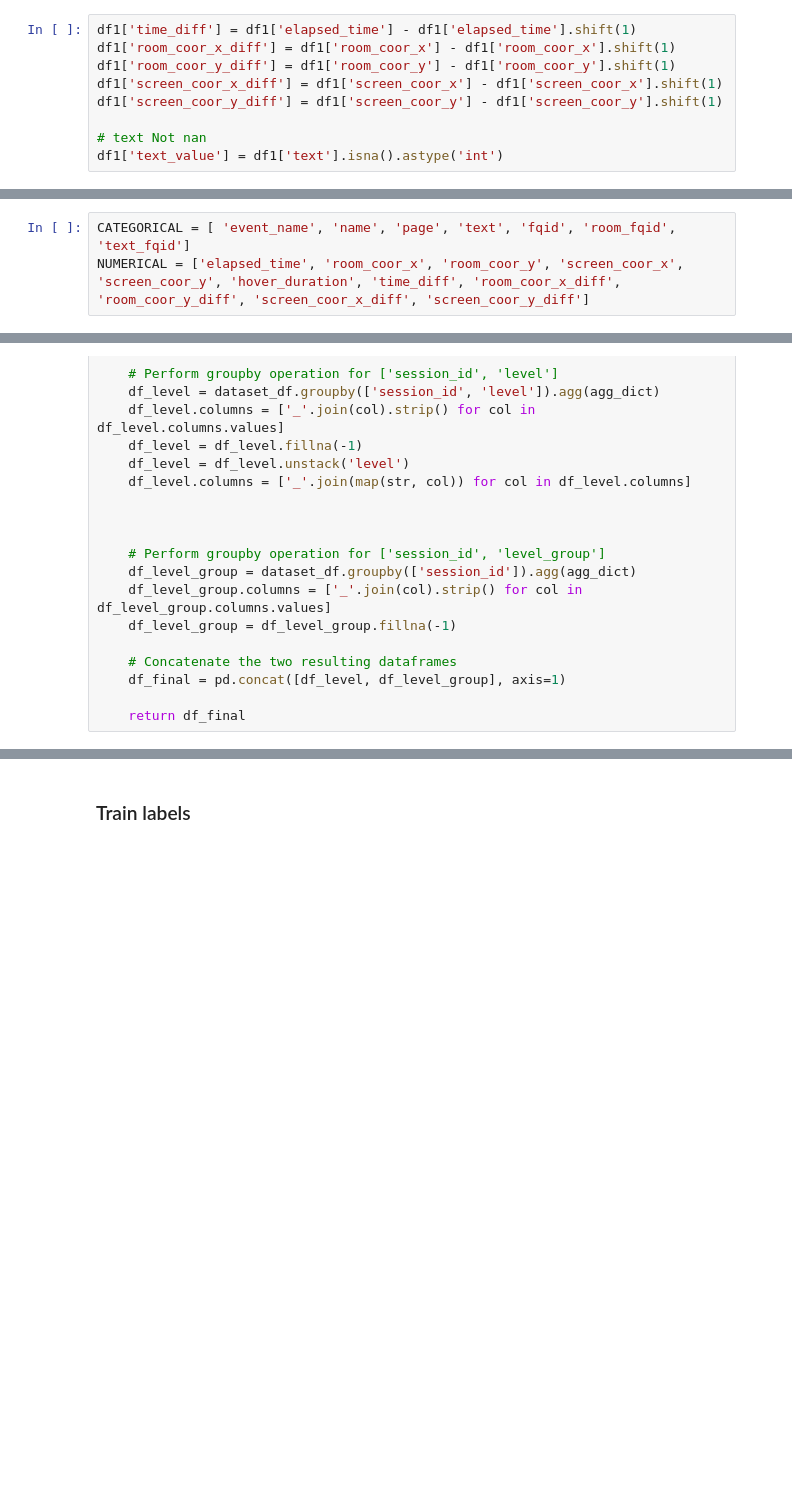
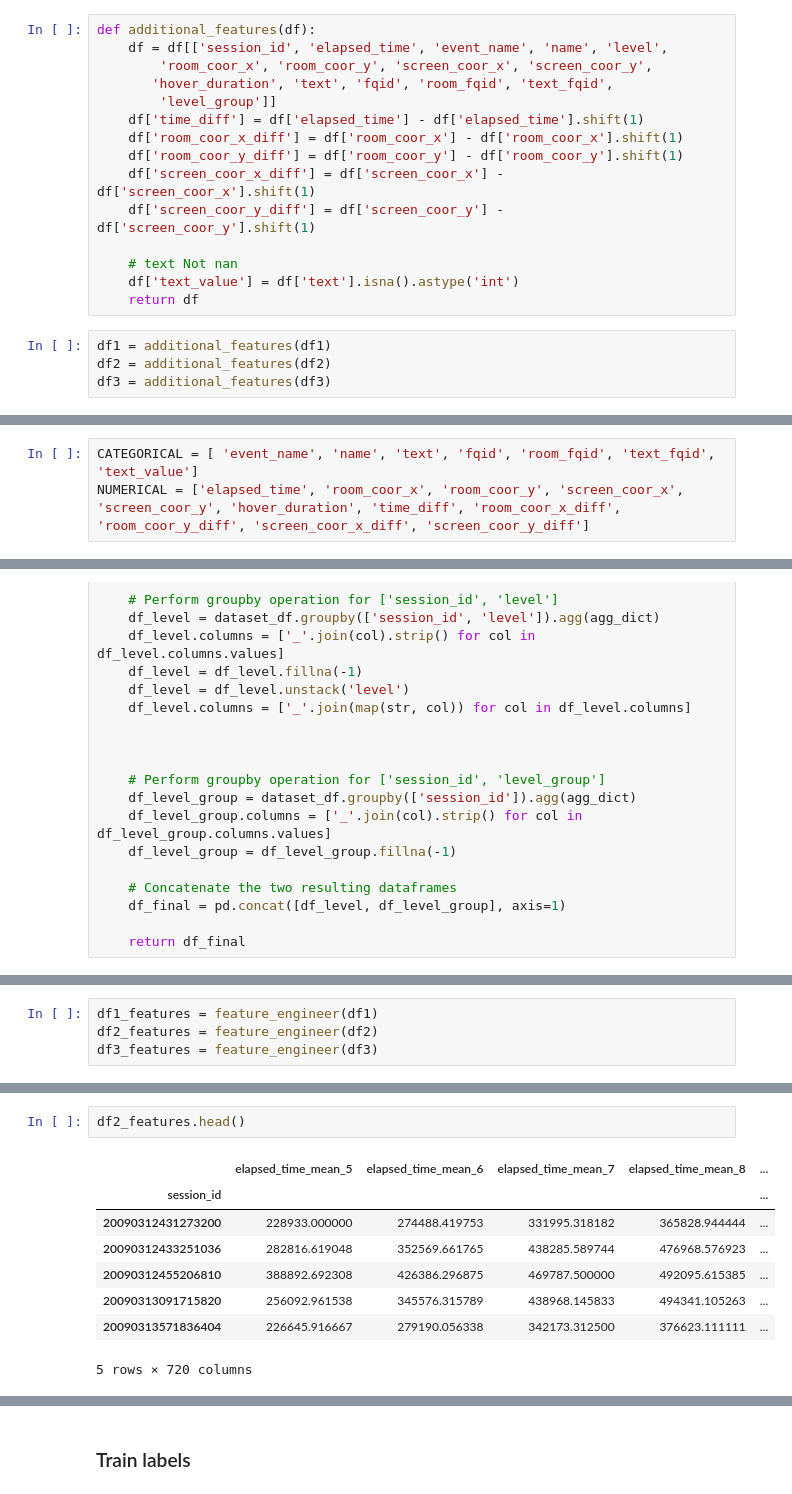
Before and after one commit to SiarheiThor/kaggle_student_performance, a Jupyter notebook: XGB_new_features.ipynb, the cells around one changed output, grey strips where cells are left out. Drawn from its saved outputs; the diff is of its cells as text; blank space fills up the shorter version.

Commit message:
feature engineering + XGBoost set up

```diff
--- a/XGB_new_features.ipynb
+++ b/XGB_new_features.ipynb
@@ -396,10 +100,20 @@ Index(['session_id', 'index', 'elapsed_time', 'event_name', 'name', 'level',
 # %%
-df1['time_diff'] = df1['elapsed_time'] - df1['elapsed_time'].shift(1)
-df1['room_coor_x_diff'] = df1['room_coor_x'] - df1['room_coor_x'].shift(1)
-df1['room_coor_y_diff'] = df1['room_coor_y'] - df1['room_coor_y'].shift(1)
-df1['screen_coor_x_diff'] = df1['screen_coor_x'] - df1['screen_coor_x'].shift(1)
-df1['screen_coor_y_diff'] = df1['screen_coor_y'] - df1['screen_coor_y'].shift(1)
+def additional_features(df):
+    df = df[['session_id', 'elapsed_time', 'event_name', 'name', 'level',
+        'room_coor_x', 'room_coor_y', 'screen_coor_x', 'screen_coor_y',
+       'hover_duration', 'text', 'fqid', 'room_fqid', 'text_fqid',
+        'level_group']]
+    df['time_diff'] = df['elapsed_time'] - df['elapsed_time'].shift(1)
+    df['room_coor_x_diff'] = df['room_coor_x'] - df['room_coor_x'].shift(1)
+    df['room_coor_y_diff'] = df['room_coor_y'] - df['room_coor_y'].shift(1)
+    df['screen_coor_x_diff'] = df['screen_coor_x'] - df['screen_coor_x'].shift(1)
+    df['screen_coor_y_diff'] = df['screen_coor_y'] - df['screen_coor_y'].shift(1)
 
-# text Not nan
-df1['text_value'] = df1['text'].isna().astype('int')
+    # text Not nan
+    df['text_value'] = df['text'].isna().astype('int')
+    return df
+# %%
+df1 = additional_features(df1)
+df2 = additional_features(df2)
+df3 = additional_features(df3)
 # %%
@@ -438,3 +148,3 @@ Categorical variables: ['session_id', 'event_name', 'name', 'page', 'text', 'fqi
 # %%
-CATEGORICAL = [ 'event_name', 'name', 'page', 'text', 'fqid', 'room_fqid', 'text_fqid']
+CATEGORICAL = [ 'event_name', 'name', 'text', 'fqid', 'room_fqid', 'text_fqid', 'text_value']
 NUMERICAL = ['elapsed_time', 'room_coor_x', 'room_coor_y', 'screen_coor_x', 'screen_coor_y', 'hover_duration', 'time_diff', 'room_coor_x_diff', 'room_coor_y_diff', 'screen_coor_x_diff', 'screen_coor_y_diff']
@@ -559,0 +204,4 @@ test.shape
+# %%
+df1_features = feature_engineer(df1)
+df2_features = feature_engineer(df2)
+df3_features = feature_engineer(df3)
@@ -567,3 +219,14 @@ test.head()
 | 20090312455206810 | 4374.937500 | 201309.023810 | 266738.357143 | 302764.157895 | ... |
 | 20090313091715820 | 10258.741935 | 35947.673913 | 64138.571429 | 99757.139535 | ... |
 | 20090313571836404 | 17997.666667 | 55154.736842 | 95018.903226 | 138166.739130 | ... |
+# %%
+df2_features.head()
+# %% [output]
+|  | elapsed_time_mean_5 | elapsed_time_mean_6 | elapsed_time_mean_7 | elapsed_time_mean_8 | ... |
+| session_id |  |  |  |  | ... |
+| 20090312431273200 | 228933.000000 | 274488.419753 | 331995.318182 | 365828.944444 | ... |
+| 20090312433251036 | 282816.619048 | 352569.661765 | 438285.589744 | 476968.576923 | ... |
+| 20090312455206810 | 388892.692308 | 426386.296875 | 469787.500000 | 492095.615385 | ... |
+| 20090313091715820 | 256092.961538 | 345576.315789 | 438968.145833 | 494341.105263 | ... |
+| 20090313571836404 | 226645.916667 | 279190.056338 | 342173.312500 | 376623.111111 | ... |
+5 rows × 720 columns
```
Also changed, not shown: parts of 47 cells of this notebook.
